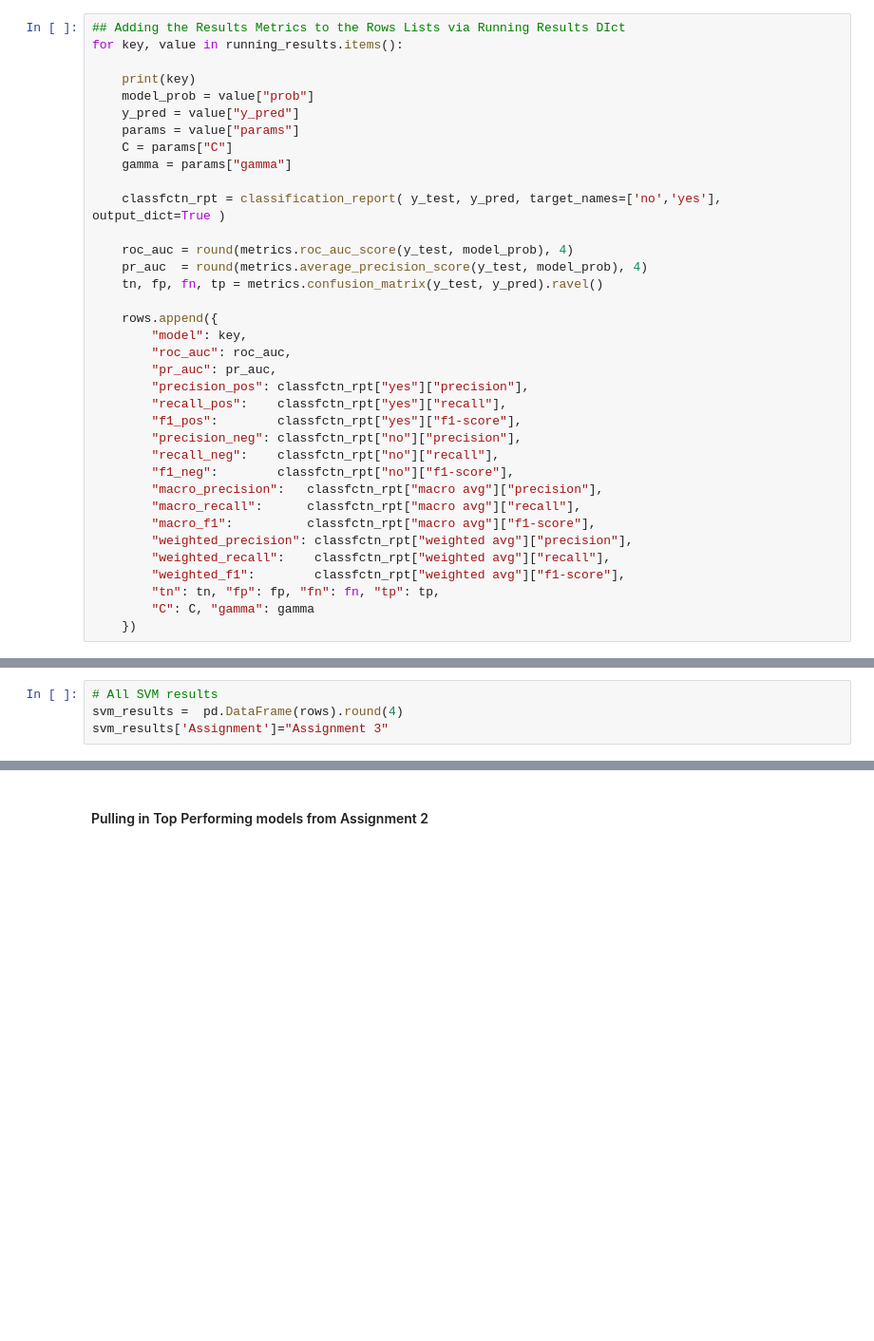
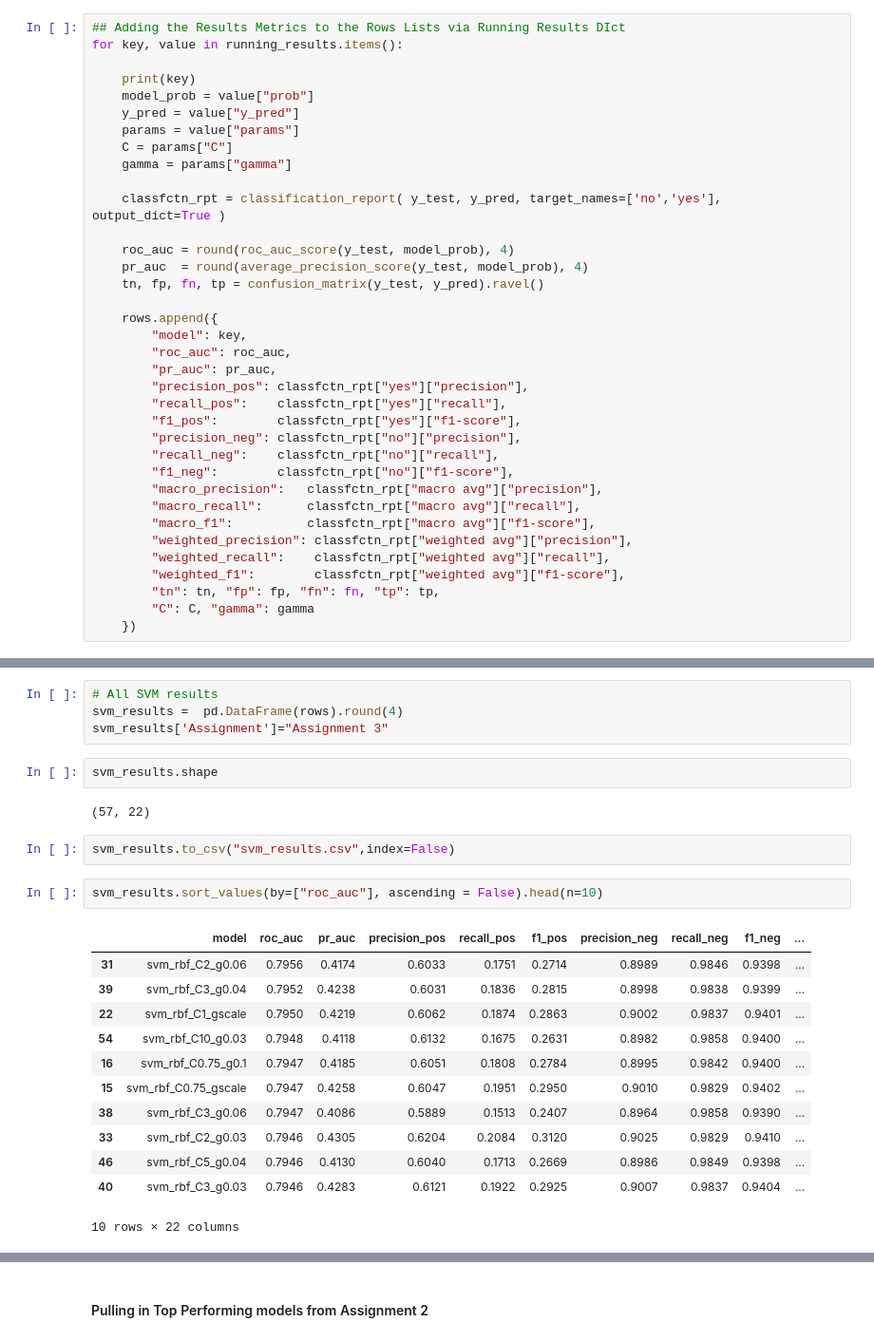
Before and after one commit to jhnboyy/CUNY_SPS_WORK, a Jupyter notebook: FALL2025/DATA622/Assignment3/Assignment3.ipynb, the cells around one changed output, grey strips where cells are left out. Shown: that part at 95% size. Cells and saved outputs as stored; diff of their text form; blank space fills up the shorter version.

```diff
--- a/FALL2025/DATA622/Assignment3/Assignment3.ipynb
+++ b/FALL2025/DATA622/Assignment3/Assignment3.ipynb
@@ -193,9 +208,9 @@ for key, value in running_results.items():
 
     classfctn_rpt = classification_report( y_test, y_pred, target_names=['no','yes'], output_dict=True )
 
-    roc_auc = round(metrics.roc_auc_score(y_test, model_prob), 4)
-    pr_auc  = round(metrics.average_precision_score(y_test, model_prob), 4)
-    tn, fp, fn, tp = metrics.confusion_matrix(y_test, y_pred).ravel()
+    roc_auc = round(roc_auc_score(y_test, model_prob), 4)
+    pr_auc  = round(average_precision_score(y_test, model_prob), 4)
+    tn, fp, fn, tp = confusion_matrix(y_test, y_pred).ravel()
 
     rows.append({
         "model": key,
@@ -220,3 +253,24 @@ for key, value in running_results.items():
 # All SVM results
 svm_results =  pd.DataFrame(rows).round(4)
 svm_results['Assignment']="Assignment 3"
+# %%
+svm_results.shape
+# %% [output]
+(57, 22)
+# %%
+svm_results.to_csv("svm_results.csv",index=False)
+# %%
+svm_results.sort_values(by=["roc_auc"], ascending = False).head(n=10)
+# %% [output]
+|  | model | roc_auc | pr_auc | precision_pos | recall_pos | f1_pos | precision_neg | recall_neg | f1_neg | ... |
+| 31 | svm_rbf_C2_g0.06 | 0.7956 | 0.4174 | 0.6033 | 0.1751 | 0.2714 | 0.8989 | 0.9846 | 0.9398 | ... |
+| 39 | svm_rbf_C3_g0.04 | 0.7952 | 0.4238 | 0.6031 | 0.1836 | 0.2815 | 0.8998 | 0.9838 | 0.9399 | ... |
+| 22 | svm_rbf_C1_gscale | 0.7950 | 0.4219 | 0.6062 | 0.1874 | 0.2863 | 0.9002 | 0.9837 | 0.9401 | ... |
+| 54 | svm_rbf_C10_g0.03 | 0.7948 | 0.4118 | 0.6132 | 0.1675 | 0.2631 | 0.8982 | 0.9858 | 0.9400 | ... |
+| 16 | svm_rbf_C0.75_g0.1 | 0.7947 | 0.4185 | 0.6051 | 0.1808 | 0.2784 | 0.8995 | 0.9842 | 0.9400 | ... |
+| 15 | svm_rbf_C0.75_gscale | 0.7947 | 0.4258 | 0.6047 | 0.1951 | 0.2950 | 0.9010 | 0.9829 | 0.9402 | ... |
+| 38 | svm_rbf_C3_g0.06 | 0.7947 | 0.4086 | 0.5889 | 0.1513 | 0.2407 | 0.8964 | 0.9858 | 0.9390 | ... |
+| 33 | svm_rbf_C2_g0.03 | 0.7946 | 0.4305 | 0.6204 | 0.2084 | 0.3120 | 0.9025 | 0.9829 | 0.9410 | ... |
+| 46 | svm_rbf_C5_g0.04 | 0.7946 | 0.4130 | 0.6040 | 0.1713 | 0.2669 | 0.8986 | 0.9849 | 0.9398 | ... |
+| 40 | svm_rbf_C3_g0.03 | 0.7946 | 0.4283 | 0.6121 | 0.1922 | 0.2925 | 0.9007 | 0.9837 | 0.9404 | ... |
+10 rows × 22 columns
```
Also changed, not shown: parts of 12 cells of this notebook, 3 other files.
